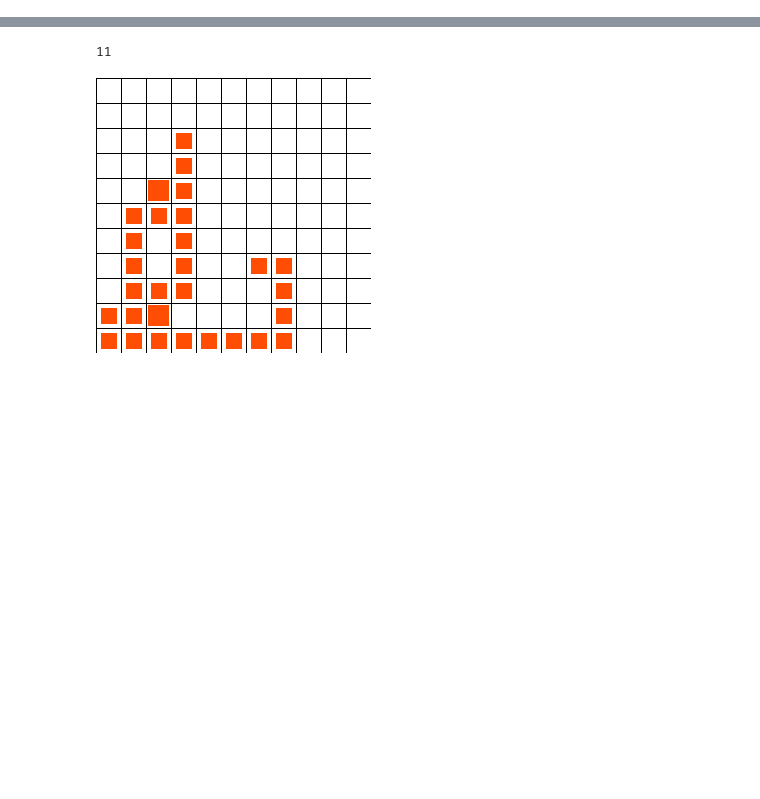
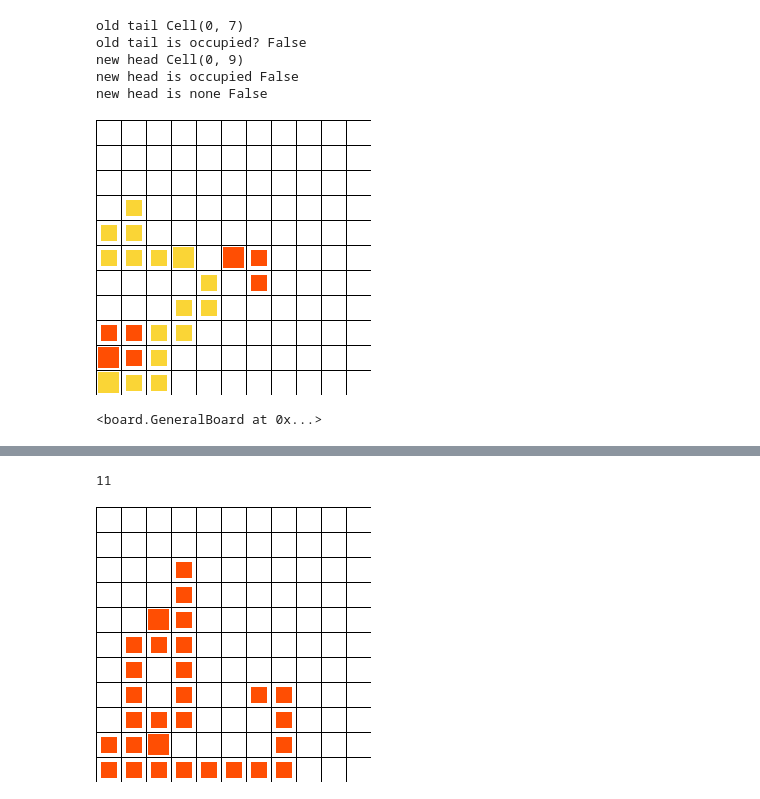
Before and after one commit to anforsm/battlesnake-AI, a Jupyter notebook: main.ipynb, the cells around one changed output, grey strips where cells are left out. Drawn from its saved outputs; the diff is of its cells as text; code cells hidden in the pictures; blank space fills up the shorter version.

```diff
--- a/main.ipynb
+++ b/main.ipynb
@@ -29,0 +56,11 @@ board
+# %%
+snake2.move("left")
+board
+# %% [output]
+old tail Cell(0, 7)
+old tail is occupied? False
+new head Cell(0, 9)
+new head is occupied False
+new head is none False
+[figure, added]
+<board.GeneralBoard at 0x...>
```
Also changed, not shown: parts of 8 cells of this notebook, 5 other files.
